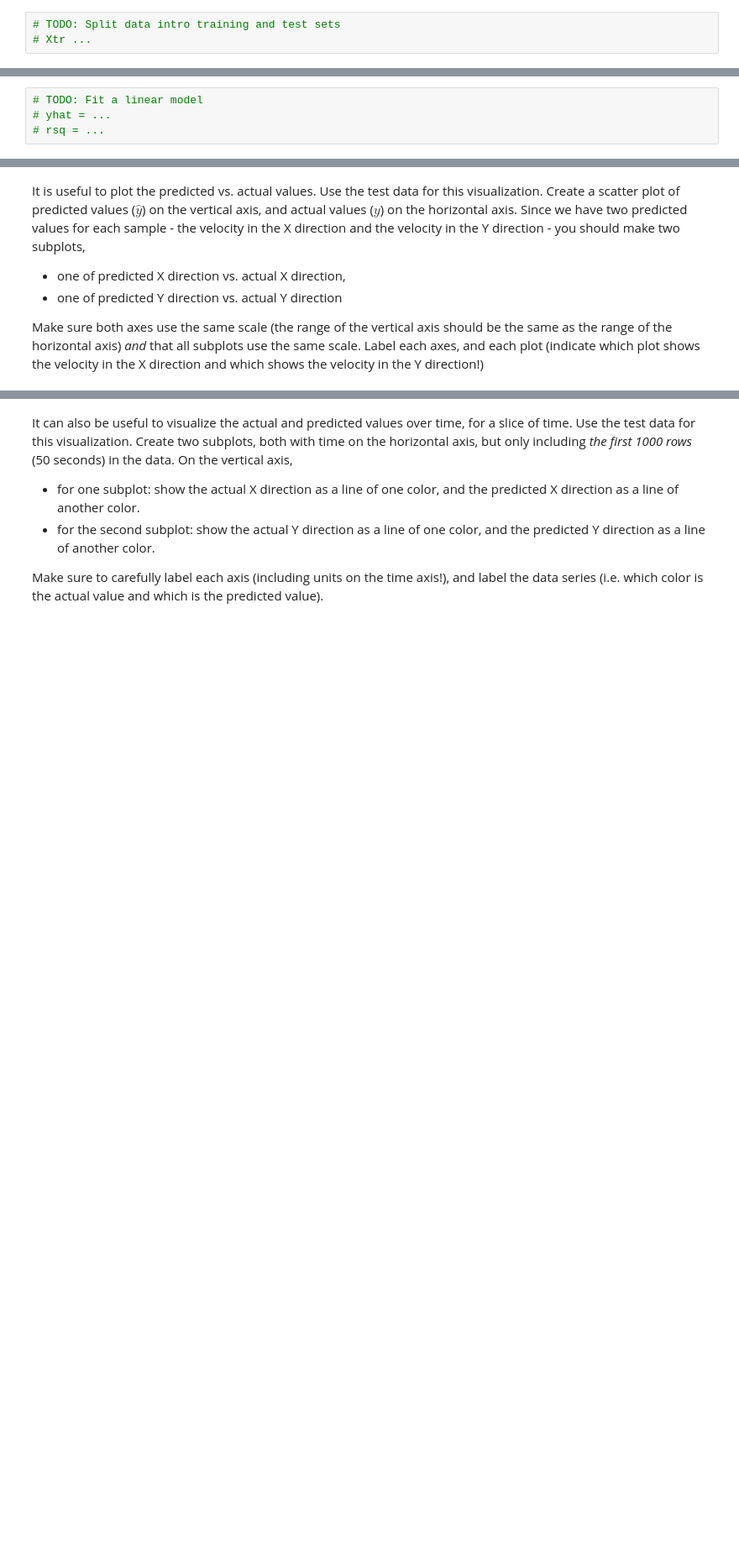
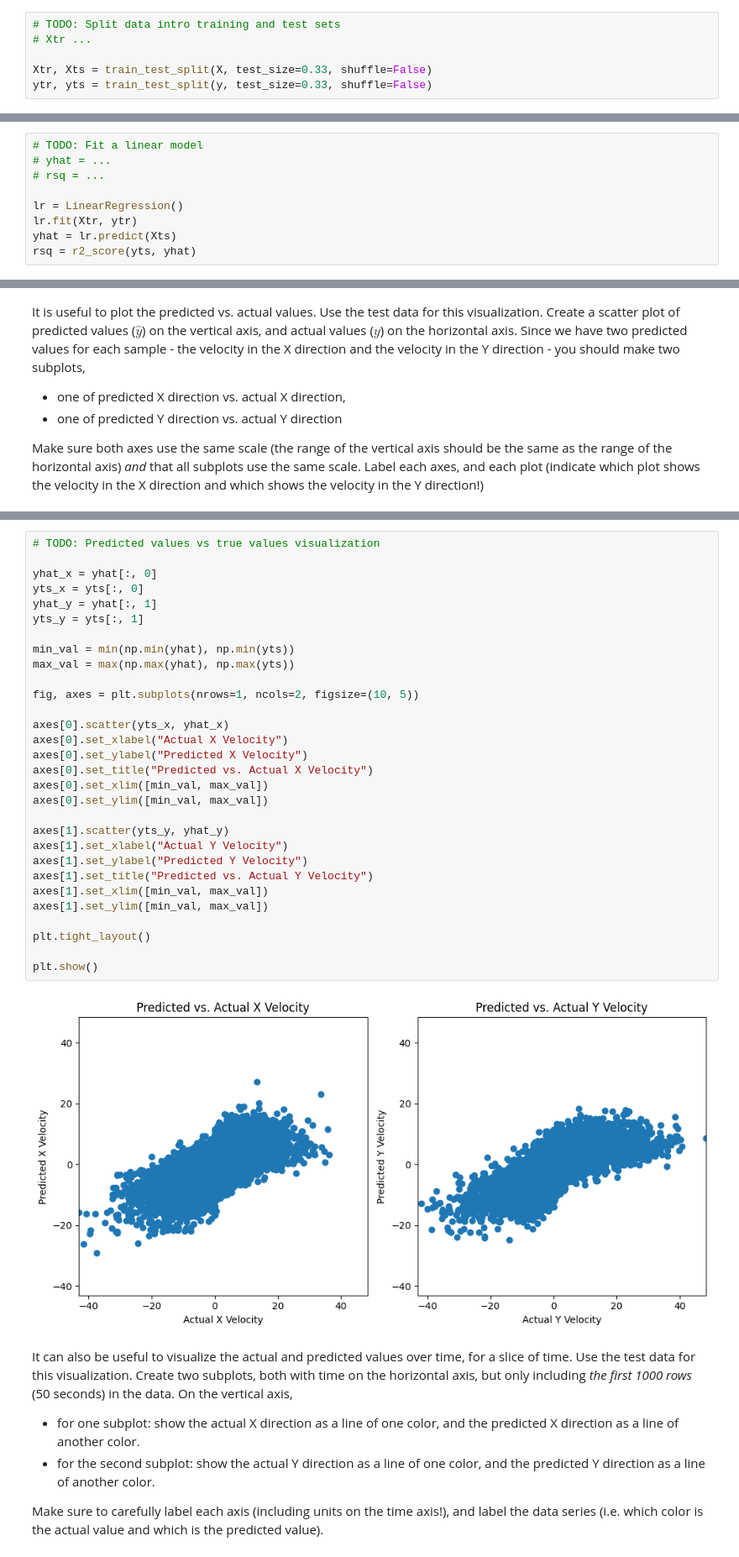
Before and after one commit to ZoeMcFife/5AHITM, a Jupyter notebook: INSY/Colab/#2025-01-30#/neural-model-selection.ipynb, the cells around one changed output, grey strips where cells are left out. Shown at 84% size. Cells and saved outputs as stored; diff of their text form; blank space fills up the shorter version.

```diff
--- a/INSY/Colab/#2025-01-30#/neural-model-selection.ipynb
+++ b/INSY/Colab/#2025-01-30#/neural-model-selection.ipynb
@@ -134,12 +163,20 @@ Given the discussion above, use the `train_test_split` function to split the dat
 # %%
 # TODO: Split data intro training and test sets
 # Xtr ...
+
+Xtr, Xts = train_test_split(X, test_size=0.33, shuffle=False)
+ytr, yts = train_test_split(y, test_size=0.33, shuffle=False)
 # %% [markdown]
 Now, fit a linear regression on the training data `Xtr,ytr`. Make a prediction `yhat` using the test data, `Xts`. Compare `yhat` to `yts` to measure `rsq`, the R2 value. Use the sklearn `r2_score` method.
 # %%
 # TODO: Fit a linear model
 # yhat = ...
 # rsq = ...
+
+lr = LinearRegression()
+lr.fit(Xtr, ytr)
+yhat = lr.predict(Xts)
+rsq = r2_score(yts, yhat)
 # %% [markdown]
 Print the `rsq` value. You should get `rsq` of around `0.45`.
 # %%
@@ -156,3 +193,35 @@ Make sure both axes use the same scale (the range of the vertical axis should be
+# %%
+# TODO: Predicted values vs true values visualization
+
+yhat_x = yhat[:, 0]
+yts_x = yts[:, 0]
+yhat_y = yhat[:, 1]
+yts_y = yts[:, 1]
+
+min_val = min(np.min(yhat), np.min(yts))
+max_val = max(np.max(yhat), np.max(yts))
+
+fig, axes = plt.subplots(nrows=1, ncols=2, figsize=(10, 5))
+
+axes[0].scatter(yts_x, yhat_x)
+axes[0].set_xlabel("Actual X Velocity")
+axes[0].set_ylabel("Predicted X Velocity")
+axes[0].set_title("Predicted vs. Actual X Velocity")
+axes[0].set_xlim([min_val, max_val])
+axes[0].set_ylim([min_val, max_val])
+
+axes[1].scatter(yts_y, yhat_y)
+axes[1].set_xlabel("Actual Y Velocity")
+axes[1].set_ylabel("Predicted Y Velocity")
+axes[1].set_title("Predicted vs. Actual Y Velocity")
+axes[1].set_xlim([min_val, max_val])
+axes[1].set_ylim([min_val, max_val])
+
+plt.tight_layout()
+
+plt.show()
+# %% [output]
+[figure, added]
 # %% [markdown]
 It can also be useful to visualize the actual and predicted values over time, for a slice of time. Use the test data for this visualization. Create two subplots, both with time on the horizontal axis, but only including *the first 1000 rows* (50 seconds) in the data. On the vertical axis,
 
```
Also changed, not shown: parts of 8 cells of this notebook.
